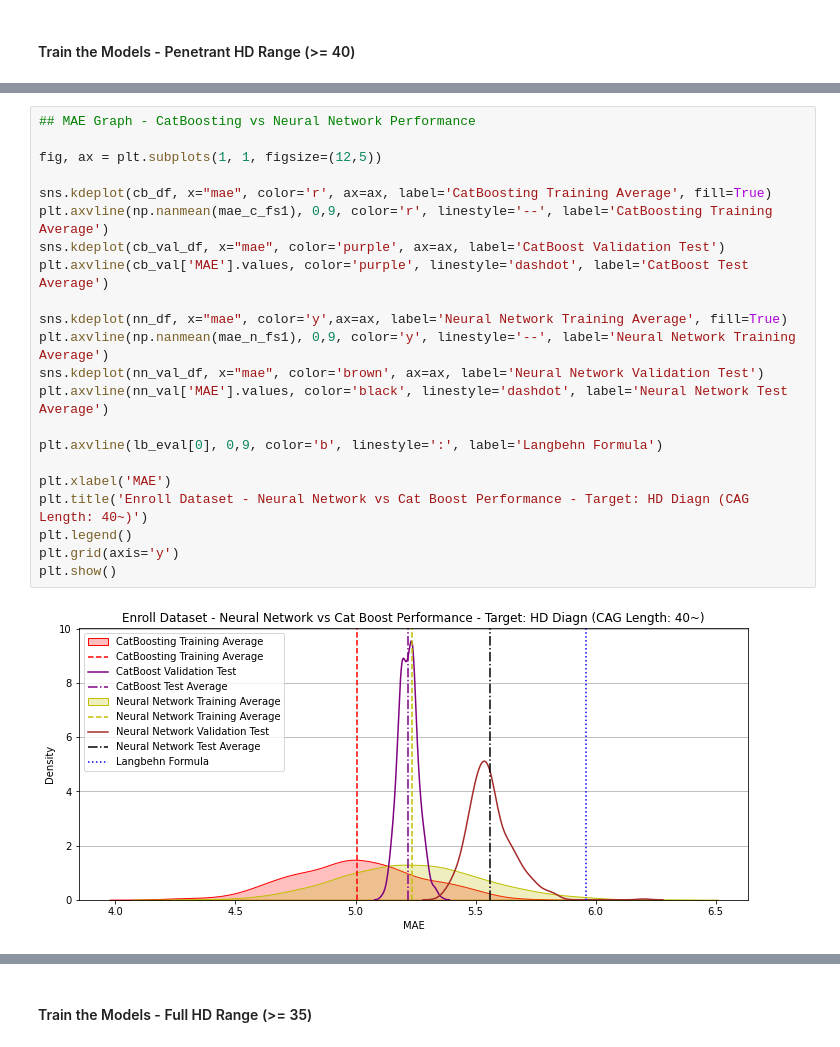
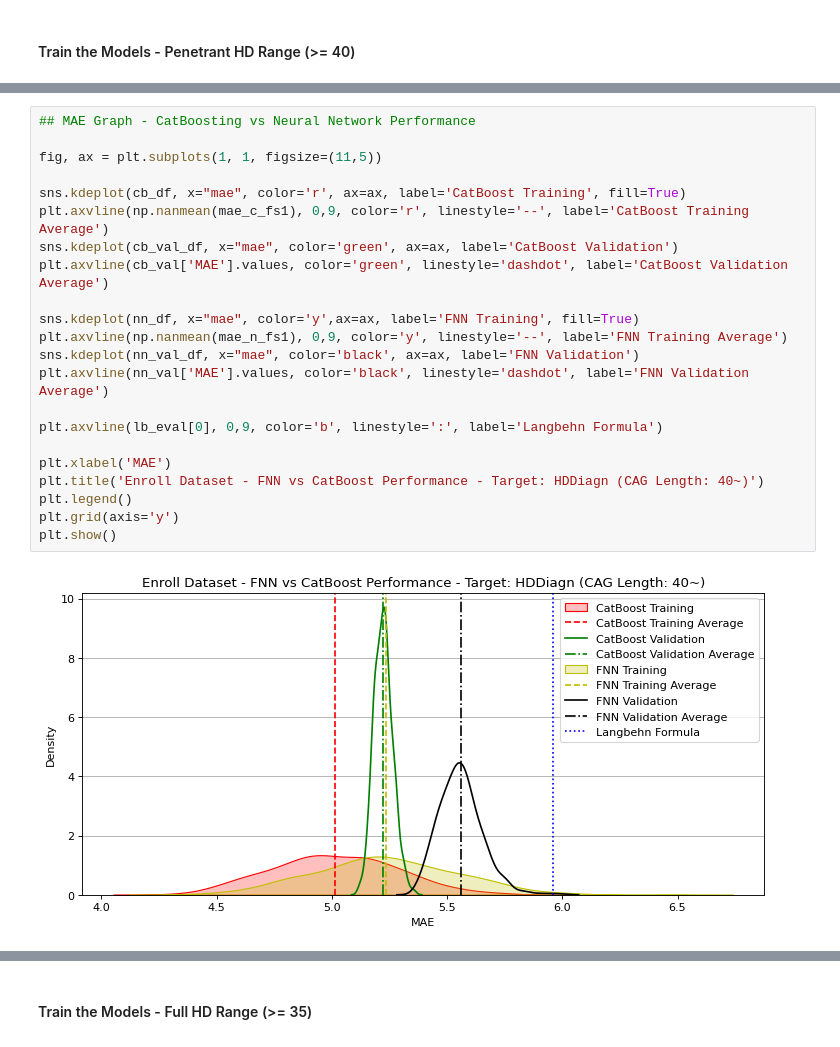
Before and after one commit to JulioMarchiori/hd_aao_estimation_improvement, a Jupyter notebook: notebooks/HD_AAO_Estim_Improv_4_Experiments.ipynb, the cells around one changed output, grey strips where cells are left out. Saved outputs shown, nothing was run; the diff lists cells and outputs as text.

```diff
--- a/notebooks/HD_AAO_Estim_Improv_4_Experiments.ipynb
+++ b/notebooks/HD_AAO_Estim_Improv_4_Experiments.ipynb
@@ -357,27 +489,27 @@ plt.show()
 # %%
 ## MAE Graph - CatBoosting vs Neural Network Performance
 
-fig, ax = plt.subplots(1, 1, figsize=(12,5))
+fig, ax = plt.subplots(1, 1, figsize=(11,5))
 
-sns.kdeplot(cb_df, x="mae", color='r', ax=ax, label='CatBoosting Training Average', fill=True)
-plt.axvline(np.nanmean(mae_c_fs1), 0,9, color='r', linestyle='--', label='CatBoosting Training Average')
-sns.kdeplot(cb_val_df, x="mae", color='purple', ax=ax, label='CatBoost Validation Test')
-plt.axvline(cb_val['MAE'].values, color='purple', linestyle='dashdot', label='CatBoost Test Average')
+sns.kdeplot(cb_df, x="mae", color='r', ax=ax, label='CatBoost Training', fill=True)
+plt.axvline(np.nanmean(mae_c_fs1), 0,9, color='r', linestyle='--', label='CatBoost Training Average')
+sns.kdeplot(cb_val_df, x="mae", color='green', ax=ax, label='CatBoost Validation')
+plt.axvline(cb_val['MAE'].values, color='green', linestyle='dashdot', label='CatBoost Validation Average')
 
-sns.kdeplot(nn_df, x="mae", color='y',ax=ax, label='Neural Network Training Average', fill=True)
-plt.axvline(np.nanmean(mae_n_fs1), 0,9, color='y', linestyle='--', label='Neural Network Training Average')
-sns.kdeplot(nn_val_df, x="mae", color='brown', ax=ax, label='Neural Network Validation Test')
-plt.axvline(nn_val['MAE'].values, color='black', linestyle='dashdot', label='Neural Network Test Average')
+sns.kdeplot(nn_df, x="mae", color='y',ax=ax, label='FNN Training', fill=True)
+plt.axvline(np.nanmean(mae_n_fs1), 0,9, color='y', linestyle='--', label='FNN Training Average')
+sns.kdeplot(nn_val_df, x="mae", color='black', ax=ax, label='FNN Validation')
+plt.axvline(nn_val['MAE'].values, color='black', linestyle='dashdot', label='FNN Validation Average')
 
 plt.axvline(lb_eval[0], 0,9, color='b', linestyle=':', label='Langbehn Formula')
 
 plt.xlabel('MAE')
-plt.title('Enroll Dataset - Neural Network vs Cat Boost Performance - Target: HD Diagn (CAG Length: 40~)')
+plt.title('Enroll Dataset - FNN vs CatBoost Performance - Target: HDDiagn (CAG Length: 40~)')
 plt.legend()
 plt.grid(axis='y')
 plt.show()
 # %% [output]
-[figure, old version]
+[figure, new version]
 # %%
 ## R2 Graph - CatBoosting vs Neural Network Performance
 
```
Also changed, not shown: parts of 30 cells of this notebook, 5 other files.
